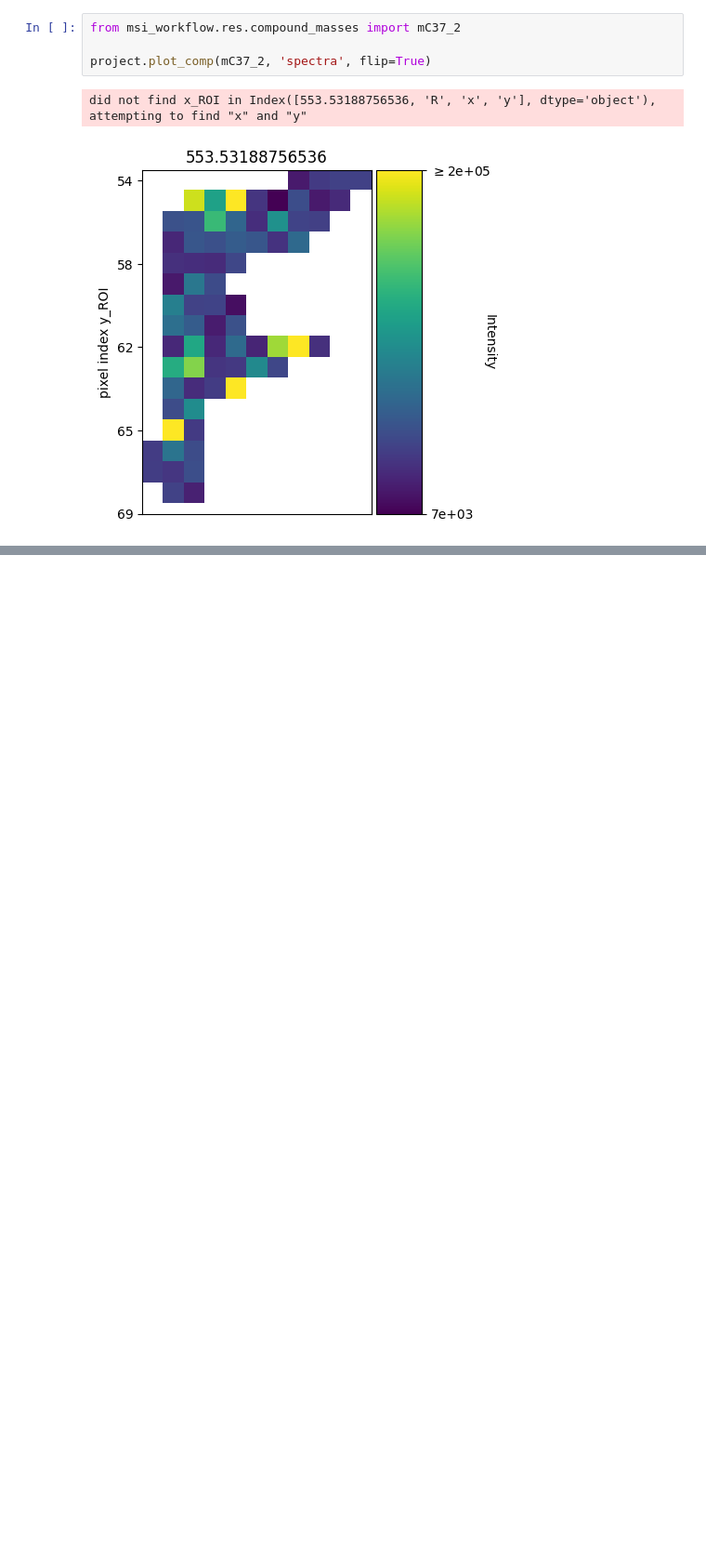
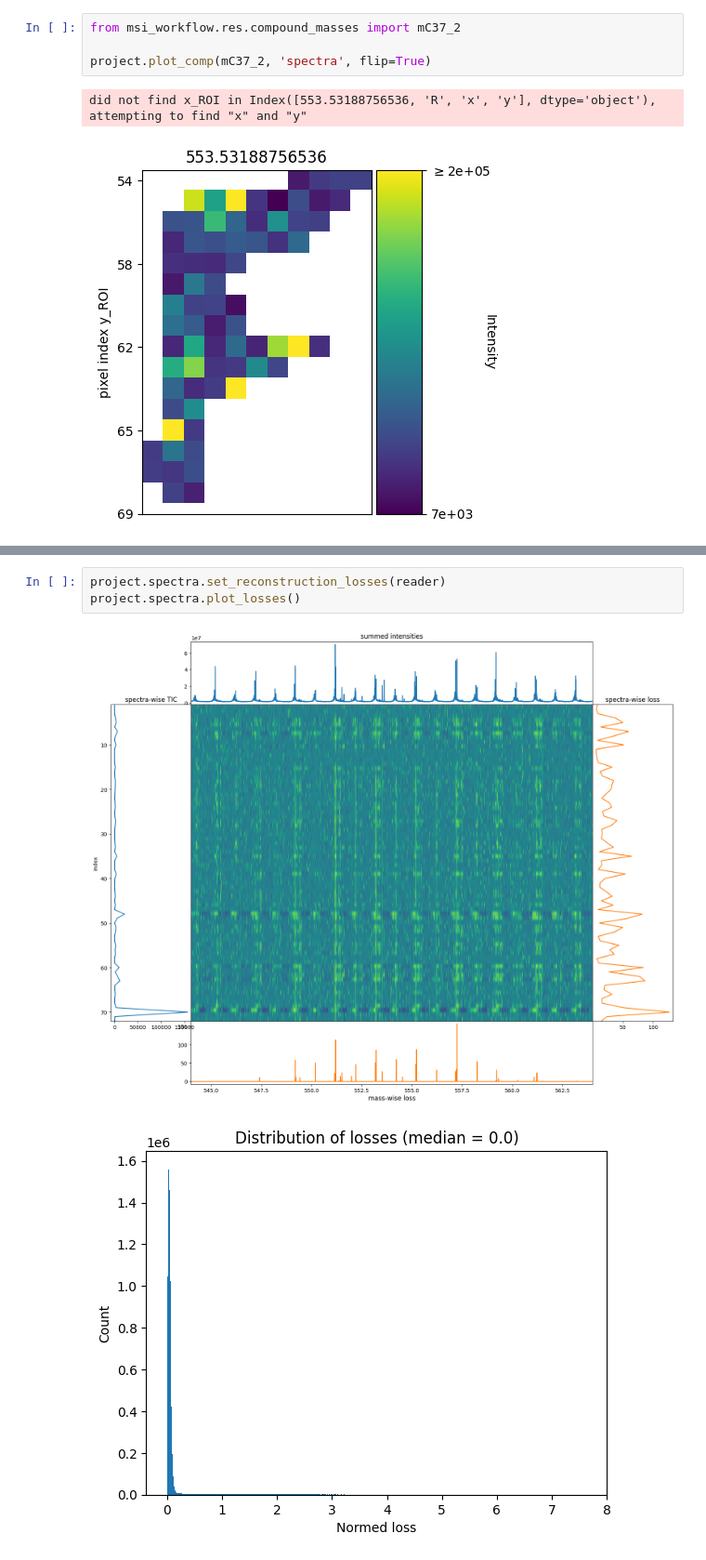
Before and after one commit to yaza11/maspim, a Jupyter notebook: Notebooks/02_Spectra.ipynb, the cells around one changed output, grey strips where cells are left out. Shown at 93% size. Saved outputs shown, nothing was run; the diff lists cells and outputs as text; blank space fills up the shorter version.

Commit message:
Reworked construction losses for Spectra class

```diff
--- a/Notebooks/02_Spectra.ipynb
+++ b/Notebooks/02_Spectra.ipynb
@@ -409,0 +396,6 @@ In general, we'd recommend using the *shortcut* way, but checking if results mee
+# %%
+project.spectra.set_reconstruction_losses(reader)
+project.spectra.plot_losses()
+# %% [output]
+[figure, added]
+[figure, added]
```
Also changed, not shown: parts of 6 cells of this notebook, 2 other files.
